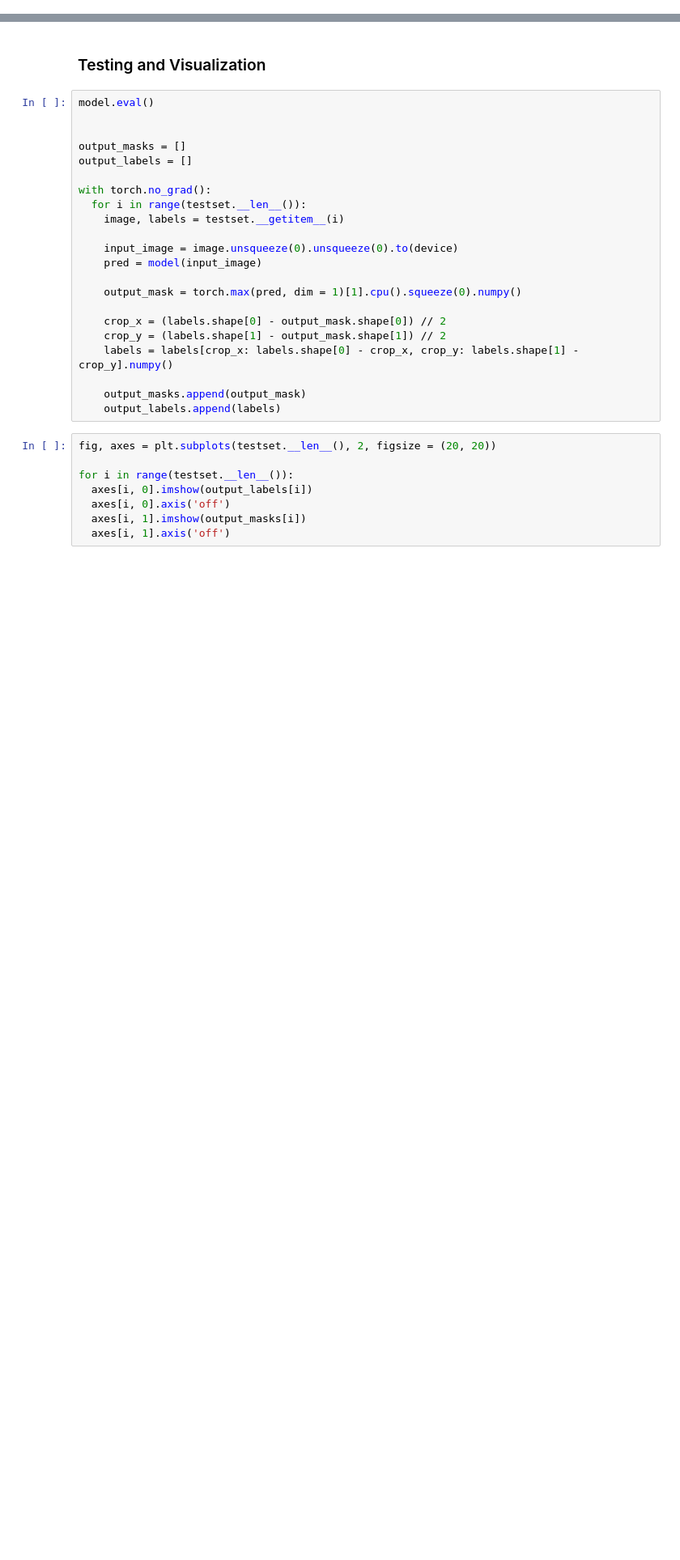
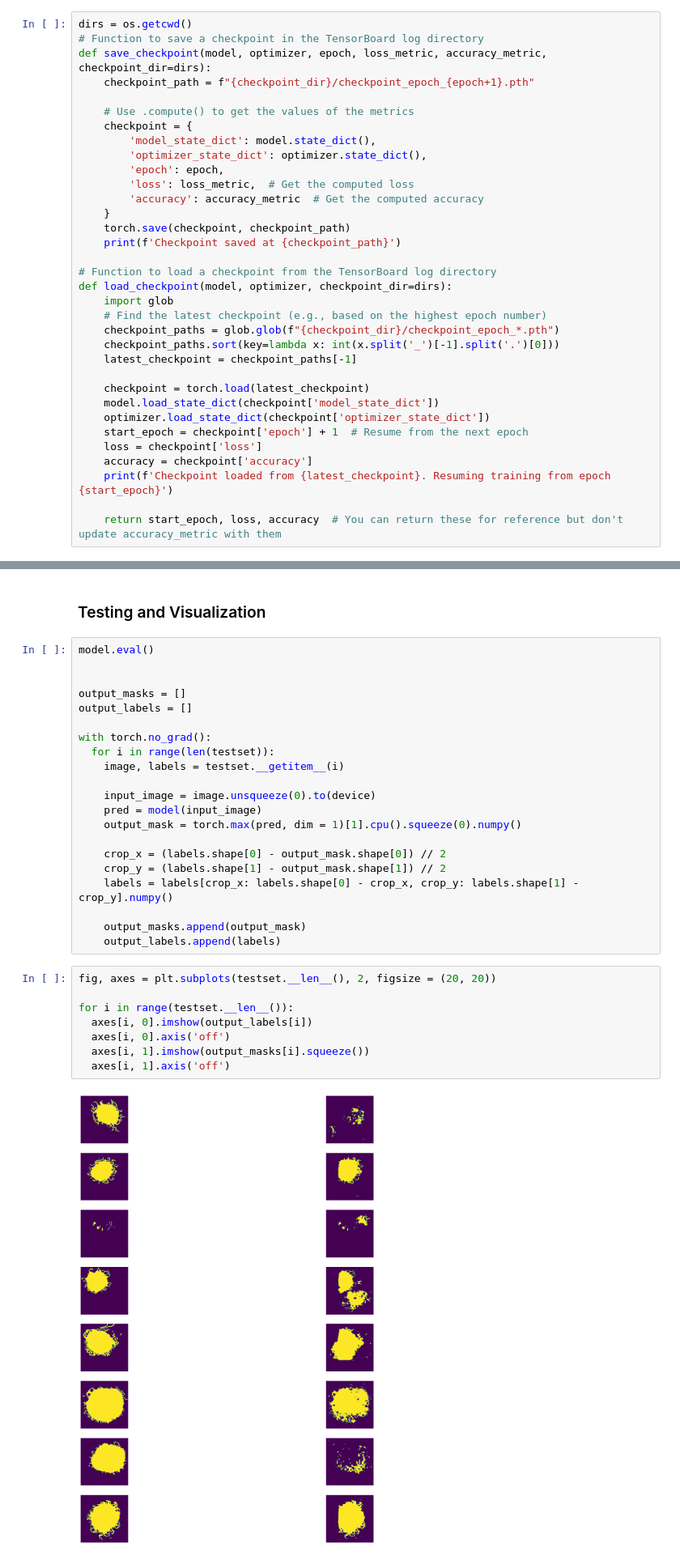
Before and after one commit to kyon317/UnetDemo, a Jupyter notebook: assignment_2.ipynb, the cells around one changed output, grey strips where cells are left out. Shown at 81% size. Saved outputs shown, nothing was run; the diff lists cells and outputs as text; blank space fills up the shorter version.

```diff
--- a/assignment_2.ipynb
+++ b/assignment_2.ipynb
@@ -282,3 +265,37 @@ True
+# %%
+dirs = os.getcwd()
+# Function to save a checkpoint in the TensorBoard log directory
+def save_checkpoint(model, optimizer, epoch, loss_metric, accuracy_metric, checkpoint_dir=dirs):
+    checkpoint_path = f"{checkpoint_dir}/checkpoint_epoch_{epoch+1}.pth"
+
+    # Use .compute() to get the values of the metrics
+    checkpoint = {
+        'model_state_dict': model.state_dict(),
+        'optimizer_state_dict': optimizer.state_dict(),
+        'epoch': epoch,
+        'loss': loss_metric,  # Get the computed loss
+        'accuracy': accuracy_metric  # Get the computed accuracy
+    }
+    torch.save(checkpoint, checkpoint_path)
+    print(f'Checkpoint saved at {checkpoint_path}')
+
+# Function to load a checkpoint from the TensorBoard log directory
+def load_checkpoint(model, optimizer, checkpoint_dir=dirs):
+    import glob
+    # Find the latest checkpoint (e.g., based on the highest epoch number)
+    checkpoint_paths = glob.glob(f"{checkpoint_dir}/checkpoint_epoch_*.pth")
+    checkpoint_paths.sort(key=lambda x: int(x.split('_')[-1].split('.')[0]))
+    latest_checkpoint = checkpoint_paths[-1]
+
+    checkpoint = torch.load(latest_checkpoint)
+    model.load_state_dict(checkpoint['model_state_dict'])
+    optimizer.load_state_dict(checkpoint['optimizer_state_dict'])
+    start_epoch = checkpoint['epoch'] + 1  # Resume from the next epoch
+    loss = checkpoint['loss']
+    accuracy = checkpoint['accuracy']
+    print(f'Checkpoint loaded from {latest_checkpoint}. Resuming training from epoch {start_epoch}')
+
+    return start_epoch, loss, accuracy  # You can return these for reference but don't update accuracy_metric with them
 # %% [markdown]
 ### Training
 # %%
@@ -394,12 +467,11 @@ output_masks = []
 output_labels = []
 
 with torch.no_grad():
-  for i in range(testset.__len__()):
+  for i in range(len(testset)):
     image, labels = testset.__getitem__(i)
 
-    input_image = image.unsqueeze(0).unsqueeze(0).to(device)
+    input_image = image.unsqueeze(0).to(device)
     pred = model(input_image)
-
     output_mask = torch.max(pred, dim = 1)[1].cpu().squeeze(0).numpy()
 
     crop_x = (labels.shape[0] - output_mask.shape[0]) // 2
@@ -411,8 +483,10 @@ with torch.no_grad():
 # %%
 fig, axes = plt.subplots(testset.__len__(), 2, figsize = (20, 20))
 
 for i in range(testset.__len__()):
   axes[i, 0].imshow(output_labels[i])
   axes[i, 0].axis('off')
-  axes[i, 1].imshow(output_masks[i])
+  axes[i, 1].imshow(output_masks[i].squeeze())
   axes[i, 1].axis('off')
+# %% [output]
+[figure, added]
```
Also changed, not shown: parts of 6 cells of this notebook, 6 other files.
